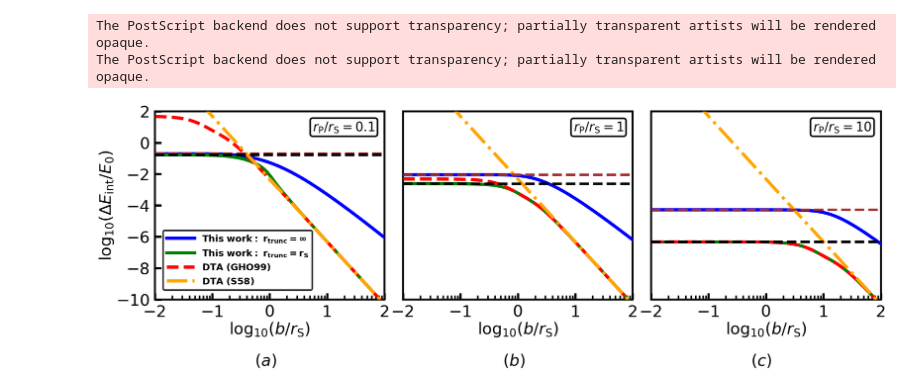
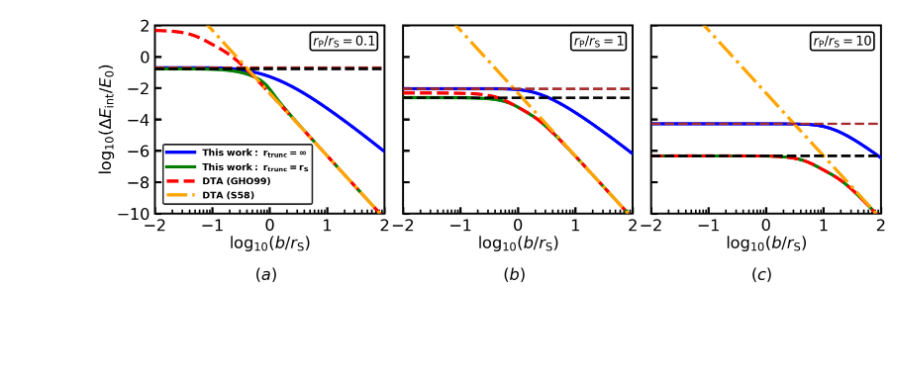
Before and after one commit to uddipanb/NP-impulse, a Jupyter notebook: straight_encounter_spherical_impact_plotter.ipynb, the cells around one changed output. Saved outputs shown, nothing was run; the diff lists cells and outputs as text; code cells hidden in the pictures; blank space fills up the shorter version.

```diff
--- a/straight_encounter_spherical_impact_plotter.ipynb
+++ b/straight_encounter_spherical_impact_plotter.ipynb
@@ -58,12 +60,12 @@ Etidal_pt=np.zeros((Nrp,Nb))
 Eint0=np.zeros(Nrp)
 Eint0_trunc=np.zeros(Nrp)
 
-hf = h5py.File('data/impulsive_straight_orbit_deltaE_perturber%d_subject%d_%.4f.h5' %(perturber_flag,subject_flag,rp[0]), 'r')
+hf = h5py.File('impulsive_straight_orbit_deltaE_perturber%d_subject%d_%.4f.h5' %(perturber_flag,subject_flag,rp[0]), 'r')
 impact=np.array(hf.get('impact'))
 hf.close()
 
 for i in range(Nrp):
-    hf = h5py.File('data/impulsive_straight_orbit_deltaE_perturber%d_subject%d_%.4f.h5' %(perturber_flag,subject_flag,rp[i]), 'r')
+    hf = h5py.File('impulsive_straight_orbit_deltaE_perturber%d_subject%d_%.4f.h5' %(perturber_flag,subject_flag,rp[i]), 'r')
     Eint[i]=np.array(hf.get('Eint'))
     Eint_trunc[i]=np.array(hf.get('Eint_trunc'))
     Etidal[i]=np.array(hf.get('Etidal'))
@@ -111,36 +113,37 @@ for i in range(Nrp):
         ax[i].set_yticks(np.linspace(-10,2,7))
         #labels = [item.get_text() for item in ax[i].get_xticklabels()]
         #labels = np.arange(-10,3,2)
         #ax[i].set_yticklabels(labels)
         ax[i].set_ylabel('$\log_{10}{\left(\Delta E_{\mathrm{int}}/E_0\\right)}$',fontsize=50)
         leg=ax[i].legend(bbox_to_anchor=[0.36, 0.21],loc='center',handlelength=3,fontsize=29)
         leg.get_frame().set_edgecolor('k')
         leg.get_frame().set_linewidth('5.0')
     else:
-        ax[i].set_yticks([],[])
+        ax[i].set_ylim([-10,2])
+        ax[i].set_yticks(np.linspace(-10,2,7))
+        ax[i].tick_params(labelleft=False)
+
 
     ax[i].set_xlim([np.log10(bmin),np.log10(bmax)])
     ax[i].set_ylim([-10,2])
     ax[i].tick_params(labelsize=50)
 
     #ax[i].set_xlabel('$b/r_{\mathrm{S}}$',fontsize=50)
     ax[i].set_xlabel('$\log_{10}{\left(b/r_{\mathrm{S}}\\right)}$',fontsize=50)
 
     ax[i].patch.set_edgecolor('k')
     ax[i].patch.set_linewidth('6')
     if (i==0):
         ax[i].text(0.75, 0.75, '$r_{\mathrm{P}}/r_{\mathrm{S}}=%.1f$' %(rp[i]), bbox=dict(boxstyle='round', facecolor='none', edgecolor='black', linewidth=5, pad=0.2, alpha=1), fontsize=40)
     elif(i==1):
         ax[i].text(0.97, 0.75, '$r_{\mathrm{P}}/r_{\mathrm{S}}=%.0f$' %(rp[i]), bbox=dict(boxstyle='round', facecolor='none', edgecolor='black', linewidth=5, pad=0.2, alpha=1), fontsize=40)
     else:
         ax[i].text(0.82, 0.75, '$r_{\mathrm{P}}/r_{\mathrm{S}}=%.0f$' %(rp[i]), bbox=dict(boxstyle='round', facecolor='none', edgecolor='black', linewidth=5, pad=0.2, alpha=1), fontsize=40)
     ax[i].text(0.435, -0.35, '$(%s)$' %(string.ascii_lowercase[i]), transform=ax[i].transAxes, size=50)
 
-#plt.savefig('impulsive_encounter_perturber%d_subject%d.jpg' %(perturber_flag,subject_flag))
-plt.savefig('impulsive_encounter_perturber%d_subject%d.eps' %(perturber_flag,subject_flag))
+plt.savefig('impulsive_encounter_perturber%d_subject%d.jpg' %(perturber_flag,subject_flag))
+#plt.savefig('impulsive_encounter_perturber%d_subject%d.eps' %(perturber_flag,subject_flag))
 
 plt.show()
 # %% [output]
-The PostScript backend does not support transparency; partially transparent artists will be rendered opaque.
-The PostScript backend does not support transparency; partially transparent artists will be rendered opaque.
-[figure, old version]
+[figure, new version]
```
Also changed, not shown: parts of 1 cell of this notebook, 16 other files.
